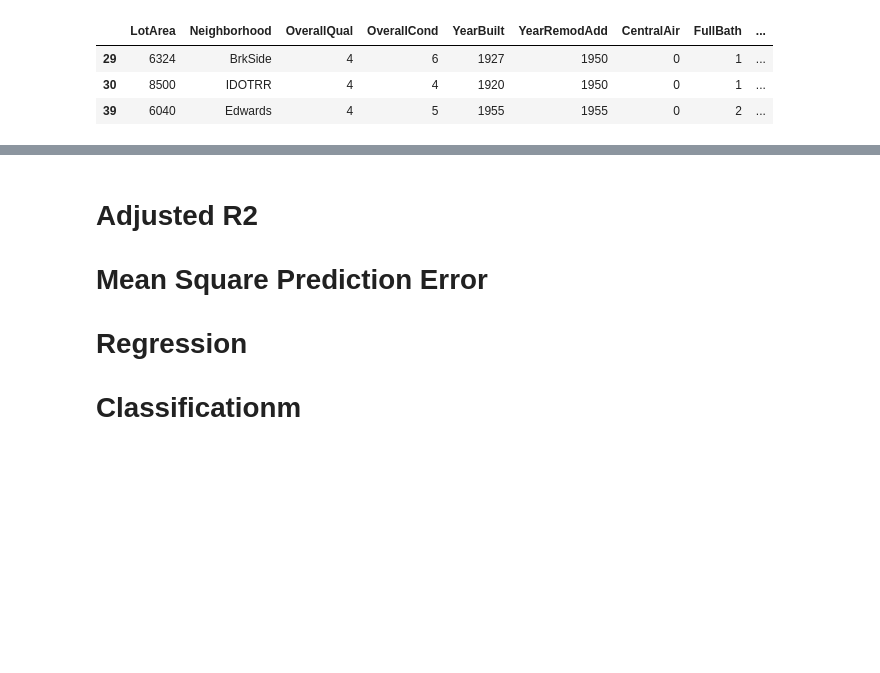
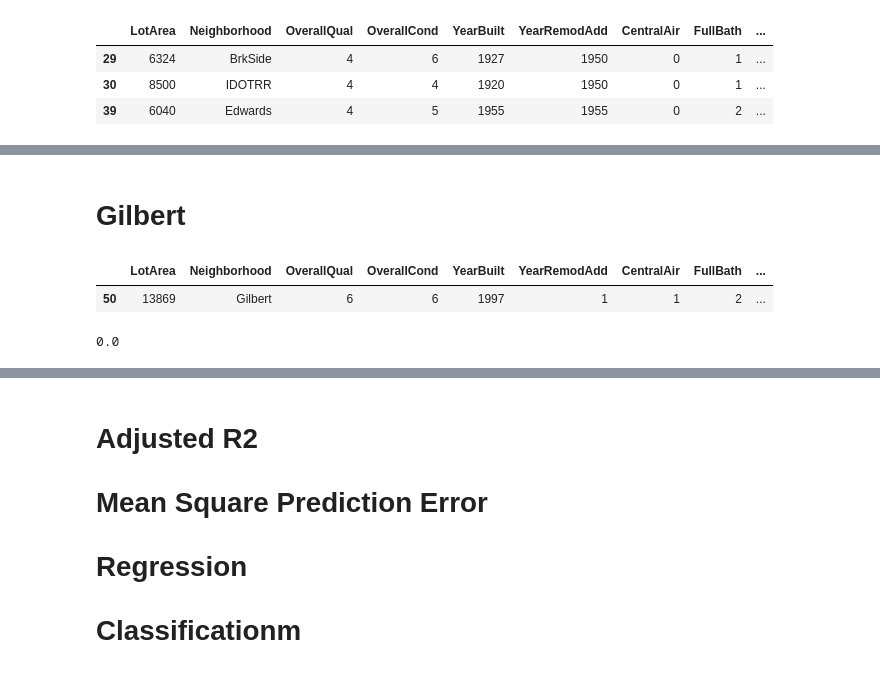
Before and after one commit to DavidWants2Learn/DataScienceBootCamp, a Jupyter notebook: Data_Science_Project/House_Price by lot_size.ipynb, the cells around one changed output, grey strips where cells are left out. Drawn from its saved outputs; the diff is of its cells as text; code cells hidden in the pictures; blank space fills up the shorter version.

```diff
--- a/Data_Science_Project/House_Price by lot_size.ipynb
+++ b/Data_Science_Project/House_Price by lot_size.ipynb
@@ -377,0 +541,7 @@ dfTemp.loc[dfTemp['CentralAir'] == 'N', 'CentralAir'] = 0
+# %% [markdown]
+# Gilbert
+# %%
+Gilbert.head(1)
+# %% [output]
+|  | LotArea | Neighborhood | OverallQual | OverallCond | YearBuilt | YearRemodAdd | CentralAir | FullBath | ... |
+| 50 | 13869 | Gilbert | 6 | 6 | 1997 | 1 | 1 | 2 | ... |
@@ -377,0 +557,6 @@ dfTemp.loc[dfTemp['CentralAir'] == 'N', 'CentralAir'] = 0
+# %%
+Gilbert_model = LR().fit(XTRAIN, YTRAIN)
+Gilbert_prediction = Gilbert_model.predict(XTEST)
+accuracy_score(YTEST, Gilbert_prediction)
+# %% [output]
+0.0
```
Also changed, not shown: parts of 83 cells of this notebook, 6 other files.
